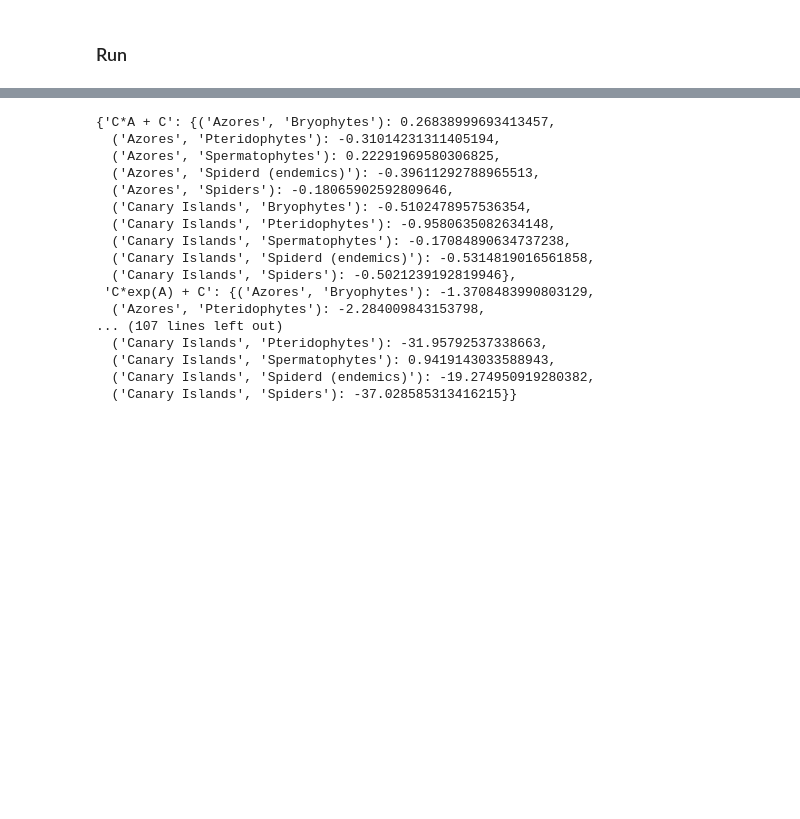
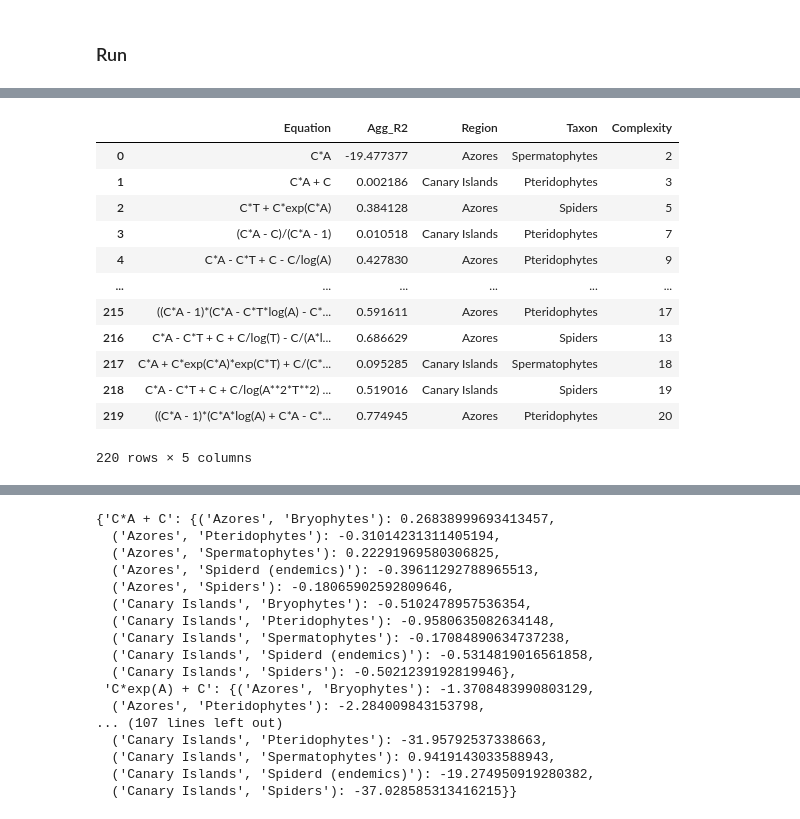
Before and after one commit to 1-0-GO/Thesis, a Jupyter notebook: notebook_GDM.ipynb, the cells around one changed output, grey strips where cells are left out. Cells and saved outputs as stored; diff of their text form; code cells hidden in the pictures; blank space fills up the shorter version.

```diff
--- a/notebook_GDM.ipynb
+++ b/notebook_GDM.ipynb
@@ -235,6 +237,22 @@ Canary Islands & 10 & 5 & 4 & 1 \\
 \bottomrule
 \end{tabular}
 \end{table}
+# %%
+df_new_eqs
+# %% [output]
+|  | Equation | Agg_R2 | Region | Taxon | Complexity |
+| 0 | C*A | -19.477377 | Azores | Spermatophytes | 2 |
+| 1 | C*A + C | 0.002186 | Canary Islands | Pteridophytes | 3 |
+| 2 | C*T + C*exp(C*A) | 0.384128 | Azores | Spiders | 5 |
+| 3 | (C*A - C)/(C*A - 1) | 0.010518 | Canary Islands | Pteridophytes | 7 |
+| 4 | C*A - C*T + C - C/log(A) | 0.427830 | Azores | Pteridophytes | 9 |
+| ... | ... | ... | ... | ... | ... |
+| 215 | ((C*A - 1)*(C*A - C*T*log(A) - C*... | 0.591611 | Azores | Pteridophytes | 17 |
+| 216 | C*A - C*T + C + C/log(T) - C/(A*l... | 0.686629 | Azores | Spiders | 13 |
+| 217 | C*A + C*exp(C*A)*exp(C*T) + C/(C*... | 0.095285 | Canary Islands | Spermatophytes | 18 |
+| 218 | C*A - C*T + C + C/log(A**2*T**2) ... | 0.519016 | Canary Islands | Spiders | 19 |
+| 219 | ((C*A - 1)*(C*A*log(A) + C*A - C*... | 0.774945 | Azores | Pteridophytes | 20 |
+220 rows × 5 columns
 # %%
 tt = 'Agg_R2'
 greater_is_better = True
```
Also changed, not shown: parts of 15 cells of this notebook, 3 other files.
